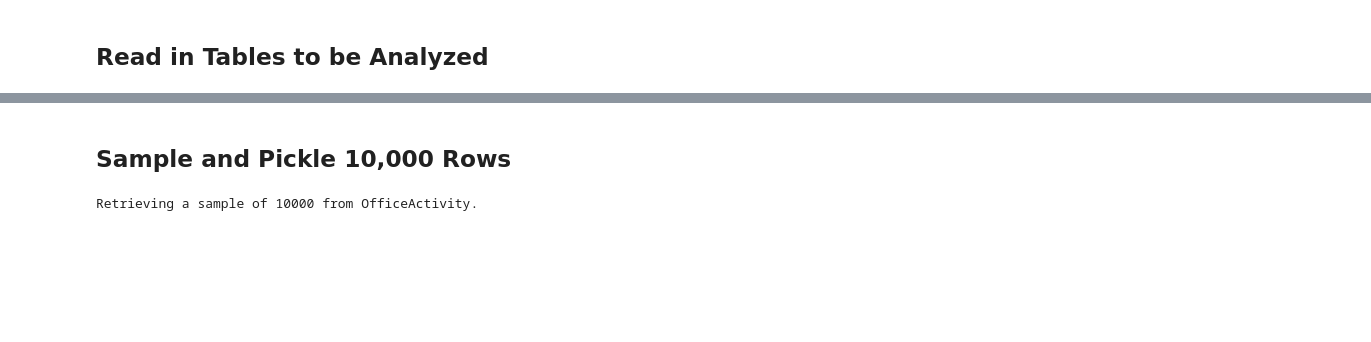
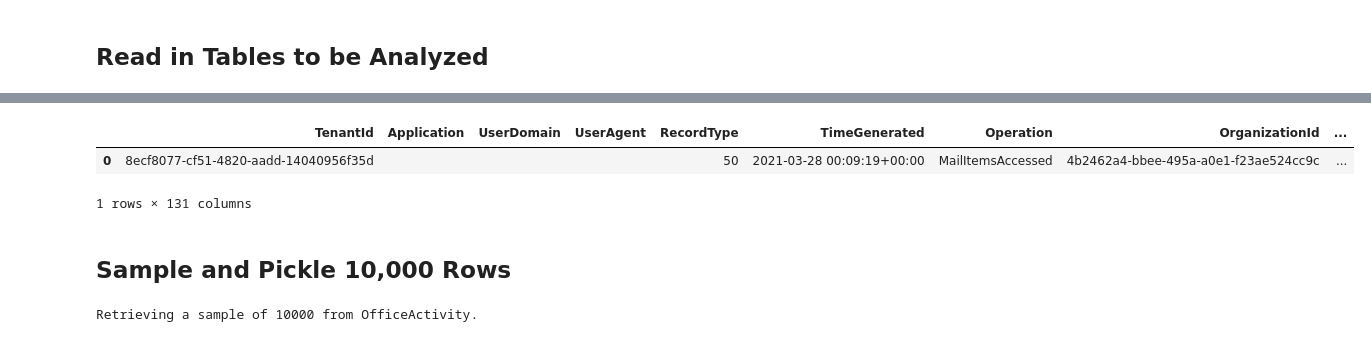
Before and after one commit to microsoft/ASDET, a Jupyter notebook: notebooks/classify/generateSignature.ipynb, the cells around one changed output, grey strips where cells are left out. Drawn from its saved outputs; the diff is of its cells as text; code cells hidden in the pictures; blank space fills up the shorter version.

```diff
--- a/notebooks/classify/generateSignature.ipynb
+++ b/notebooks/classify/generateSignature.ipynb
@@ -110,3 +110,6 @@ def generateData(tables, sample=True, n=52):
             df = qry_prov.exec_query(queryString)
         df.to_pickle('./data/{table}/raw.pkl'.format(table = table))
         print("{table} pickld and saved in ./data/{table}/raw.pkl\n".format(table = table))
+# %%
+qry_prov.exec_query('OfficeActivity | sample 1')
+# %% [output]
@@ -113,3 +117,6 @@ def generateData(tables, sample=True, n=52):
+|  | TenantId | Application | UserDomain | UserAgent | RecordType | TimeGenerated | Operation | OrganizationId | ... |
+| 0 | 8ecf8077-cf51-4820-aadd-14040956f35d |  |  |  | 50 | 2021-03-28 00:09:19+00:00 | MailItemsAccessed | 4b2462a4-bbee-495a-a0e1-f23ae524cc9c | ... |
+1 rows × 131 columns
 # %% [markdown]
 ## Sample and Pickle 10,000 Rows
 # %%
```
Also changed, not shown: parts of 15 cells of this notebook, 4 other files.
